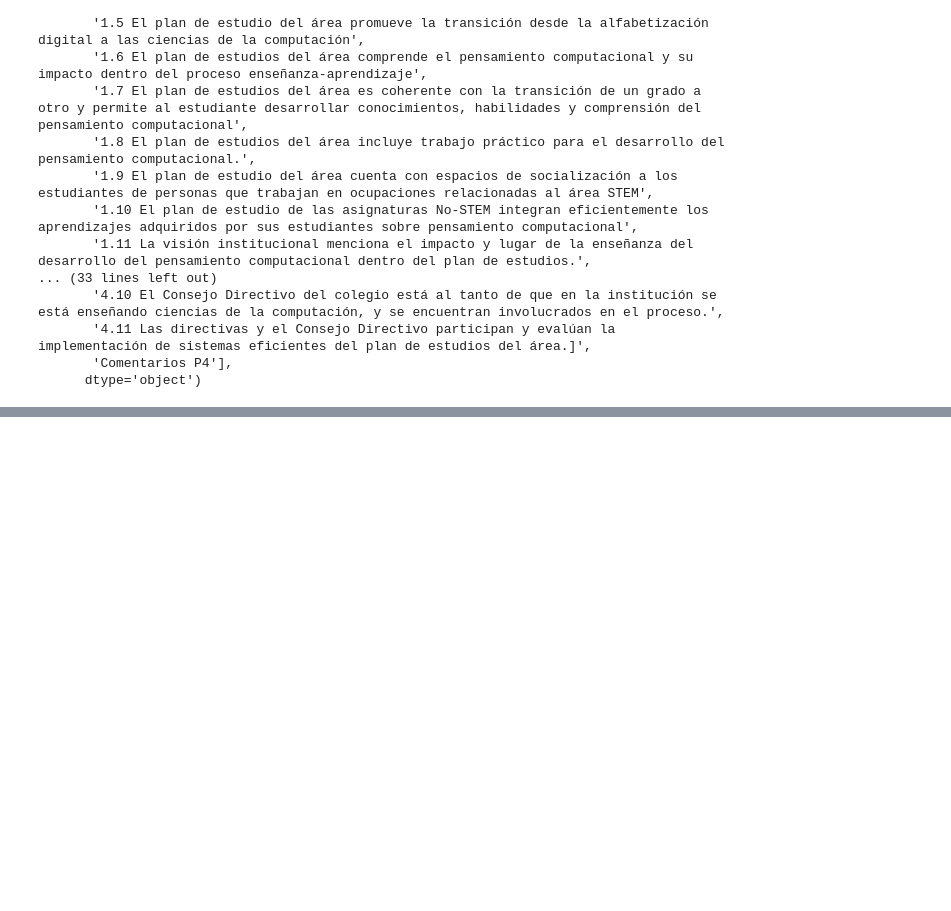
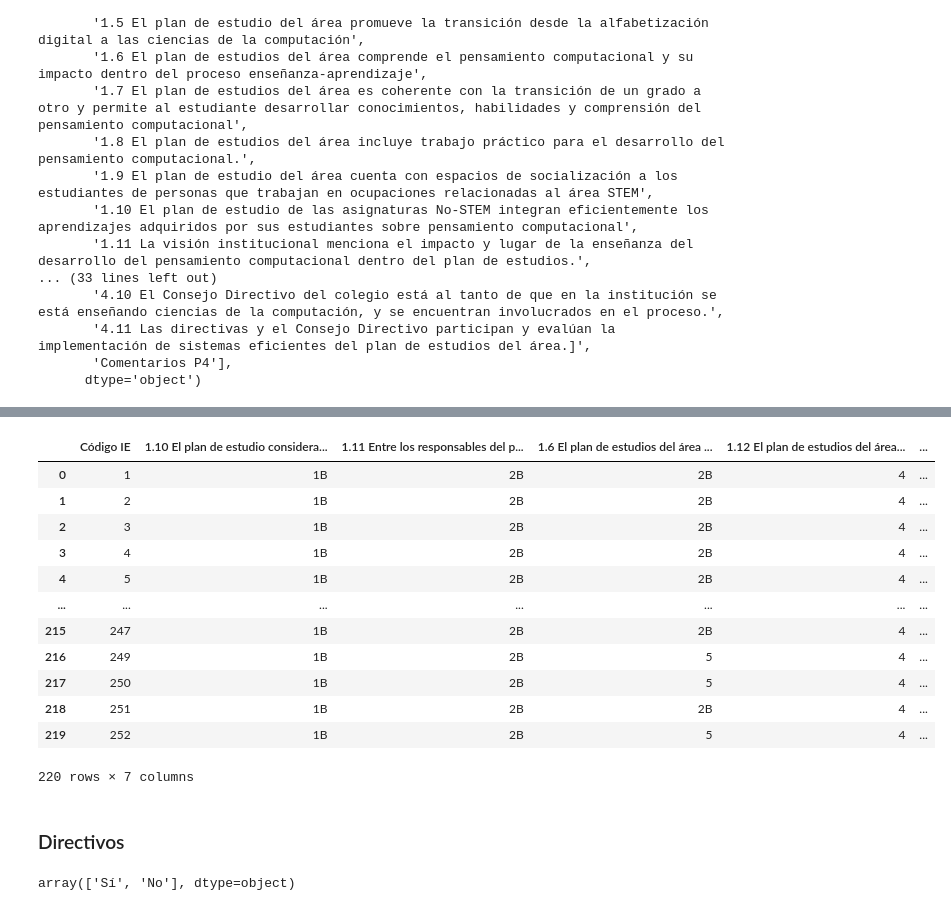
Before and after one commit to mariaf494/CFK2022, a Jupyter notebook: utils/cleaners/Marco_consolidacion/consolidación_D5.ipynb, the cells around one changed output, grey strips where cells are left out. Cells and saved outputs as stored; diff of their text form; code cells hidden in the pictures; blank space fills up the shorter version.

```diff
--- a/utils/cleaners/Marco_consolidacion/consolidación_D5.ipynb
+++ b/utils/cleaners/Marco_consolidacion/consolidación_D5.ipynb
@@ -94,0 +103,39 @@ lider_d8
+# %%
+plan = pd.read_excel(ruta_git/'data/descargables/PlanCFK.xlsx', index_col=0)
+plan = plan.fillna('No aplica')
+# %%
+cols_plan_d5 = {
+'1.10 El plan de estudio considera aspectos para la inclusión de estudiantes con trastornos de aprendizaje y/o discapacidad': {
+       "Sí":"5","No":"1B","No aplica":"1B"},
+   '1.11 Entre los responsables del plan de estudios del área y los recursos educativos se incluye personal experto en la atención a estudiantes con necesidades educativas especiales': {
+       "Sí":"5","No":"2B","No aplica":"2B"},
+    '1.6 El plan de estudios del área es coherente con la transición de un grado a otro y permite al estudiante desarrollar conocimientos, habilidades y comprensión del pensamiento computacional': {
+       "Sí":"5","No":"2B","No aplica":"2B"},
+    '1.12 El plan de estudios del área hace explícita la pedagogía a utilizar y las adaptaciones para estudiantes con trastornos del aprendizaje y/o con discapacidad':{
+       "Sí":"5","No":"4","No aplica":"4"},
+    '1.8 El plan de estudio del área plantea espacios en los que personas que trabajan en ocupaciones relacionadas con áreas STEM socialicen sus experiencias con los/las estudiantes':{
+       "Sí":"5","No":"1A","No aplica":"1A"},
+
+    }
+# %%
+plan_d5 = plan[['Código IE']+list(cols_plan_d5.keys())]
+plan_d5 = plan_d5.replace(cols_plan_d5)
+plan_d5 = plan_d5.groupby('Código IE').max().reset_index()
+plan_d5['Nivel Plan'] = plan_d5.iloc[:,1:].min(axis=1)
+plan_d5
+# %% [output]
+|  | Código IE | 1.10 El plan de estudio considera... | 1.11 Entre los responsables del p... | 1.6 El plan de estudios del área ... | 1.12 El plan de estudios del área... | ... |
+| 0 | 1 | 1B | 2B | 2B | 4 | ... |
+| 1 | 2 | 1B | 2B | 2B | 4 | ... |
+| 2 | 3 | 1B | 2B | 2B | 4 | ... |
+| 3 | 4 | 1B | 2B | 2B | 4 | ... |
+| 4 | 5 | 1B | 2B | 2B | 4 | ... |
+| ... | ... | ... | ... | ... | ... | ... |
+| 215 | 247 | 1B | 2B | 2B | 4 | ... |
+| 216 | 249 | 1B | 2B | 5 | 4 | ... |
+| 217 | 250 | 1B | 2B | 5 | 4 | ... |
+| 218 | 251 | 1B | 2B | 2B | 4 | ... |
+| 219 | 252 | 1B | 2B | 5 | 4 | ... |
+220 rows × 7 columns
+# %% [markdown]
+### Directivos
@@ -94,0 +145,4 @@ lider_d8
+# %%
+direc['¿En su institución hay estudiantes con algún tipo de discapacidad?'].unique()
+# %% [output]
+array(['Sí', 'No'], dtype=object)
```
Also changed, not shown: parts of 16 cells of this notebook, 3 other files.
